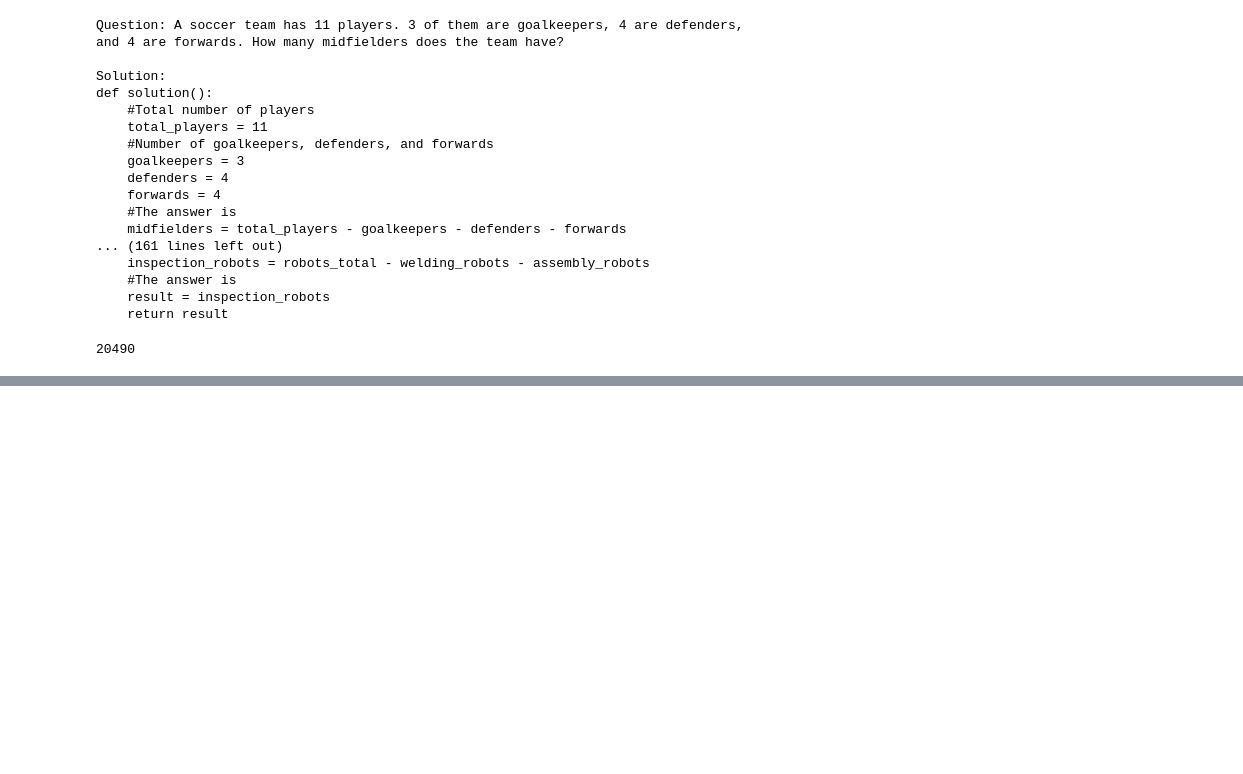
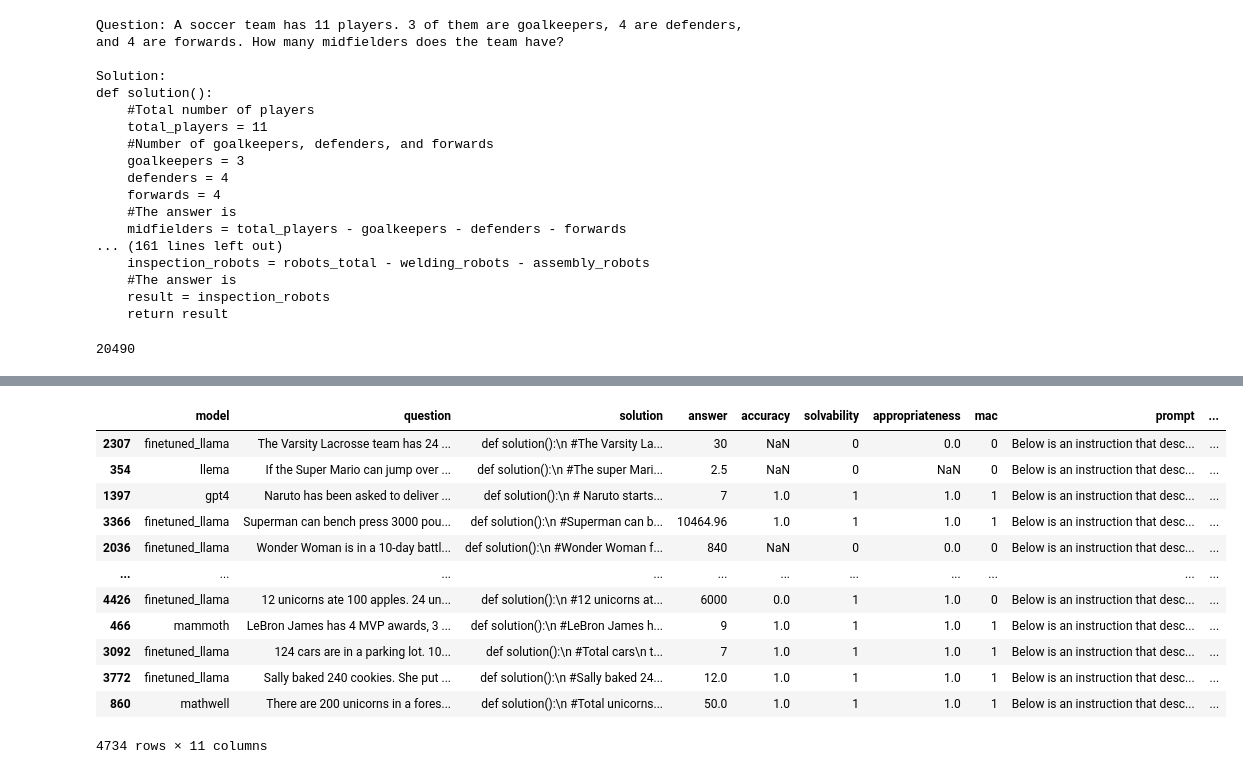
Before and after one commit to bryanchrist/llama2-70b, a Jupyter notebook: Parse_MATHWELL_Unannotated.ipynb, the cells around one changed output, grey strips where cells are left out. Saved outputs shown, nothing was run; the diff lists cells and outputs as text; code cells hidden in the pictures; blank space fills up the shorter version.

```diff
--- a/Parse_MATHWELL_Unannotated.ipynb
+++ b/Parse_MATHWELL_Unannotated.ipynb
@@ -484,0 +487,3 @@ with open('data/full_train.json', 'w') as file:
+# %%
+annotations = pd.read_csv('data/annotations.csv')
+annotations
@@ -484,0 +504,7 @@ with open('data/full_train.json', 'w') as file:
+# %%
+prompt = "Write a grade school math word problem and Python function with a commented out step-by-step solution to solve the word problem."
+formatted_prompt = [f"Below is an instruction that describes a task. "
+                f"Write a response that appropriately completes the request.\n\n" +
+                f"### Instruction:\n{prompt}\n\n### Response: "]
+formatted_prompt = "".join(formatted_prompt)
+print(formatted_prompt)
@@ -484,0 +518,25 @@ with open('data/full_train.json', 'w') as file:
+# %%
+annotations = annotations.sample(frac = 1, random_state=42)
+annotations['prompt'] = formatted_prompt
+annotations['completion'] = "Question: " + annotations['question'] + "\nSolution:\n" + annotations['solution']
+def label(df):
+    if df['mac'] == 1:
+        return True
+    else:
+        return False
+annotations['label'] = annotations.apply(label, axis =1)
+annotations
+# %% [output]
+|  | model | question | solution | answer | accuracy | solvability | appropriateness | mac | prompt | ... |
+| 2307 | finetuned_llama | The Varsity Lacrosse team has 24 ... | def solution():\n #The Varsity La... | 30 | NaN | 0 | 0.0 | 0 | Below is an instruction that desc... | ... |
+| 354 | llema | If the Super Mario can jump over ... | def solution():\n #The super Mari... | 2.5 | NaN | 0 | NaN | 0 | Below is an instruction that desc... | ... |
+| 1397 | gpt4 | Naruto has been asked to deliver ... | def solution():\n # Naruto starts... | 7 | 1.0 | 1 | 1.0 | 1 | Below is an instruction that desc... | ... |
+| 3366 | finetuned_llama | Superman can bench press 3000 pou... | def solution():\n #Superman can b... | 10464.96 | 1.0 | 1 | 1.0 | 1 | Below is an instruction that desc... | ... |
+| 2036 | finetuned_llama | Wonder Woman is in a 10-day battl... | def solution():\n #Wonder Woman f... | 840 | NaN | 0 | 0.0 | 0 | Below is an instruction that desc... | ... |
+| ... | ... | ... | ... | ... | ... | ... | ... | ... | ... | ... |
+| 4426 | finetuned_llama | 12 unicorns ate 100 apples. 24 un... | def solution():\n #12 unicorns at... | 6000 | 0.0 | 1 | 1.0 | 0 | Below is an instruction that desc... | ... |
+| 466 | mammoth | LeBron James has 4 MVP awards, 3 ... | def solution():\n #LeBron James h... | 9 | 1.0 | 1 | 1.0 | 1 | Below is an instruction that desc... | ... |
+| 3092 | finetuned_llama | 124 cars are in a parking lot. 10... | def solution():\n #Total cars\n t... | 7 | 1.0 | 1 | 1.0 | 1 | Below is an instruction that desc... | ... |
+| 3772 | finetuned_llama | Sally baked 240 cookies. She put ... | def solution():\n #Sally baked 24... | 12.0 | 1.0 | 1 | 1.0 | 1 | Below is an instruction that desc... | ... |
+| 860 | mathwell | There are 200 unicorns in a fores... | def solution():\n #Total unicorns... | 50.0 | 1.0 | 1 | 1.0 | 1 | Below is an instruction that desc... | ... |
+4734 rows × 11 columns
```
Also changed, not shown: parts of 17 cells of this notebook, 3 other files.
